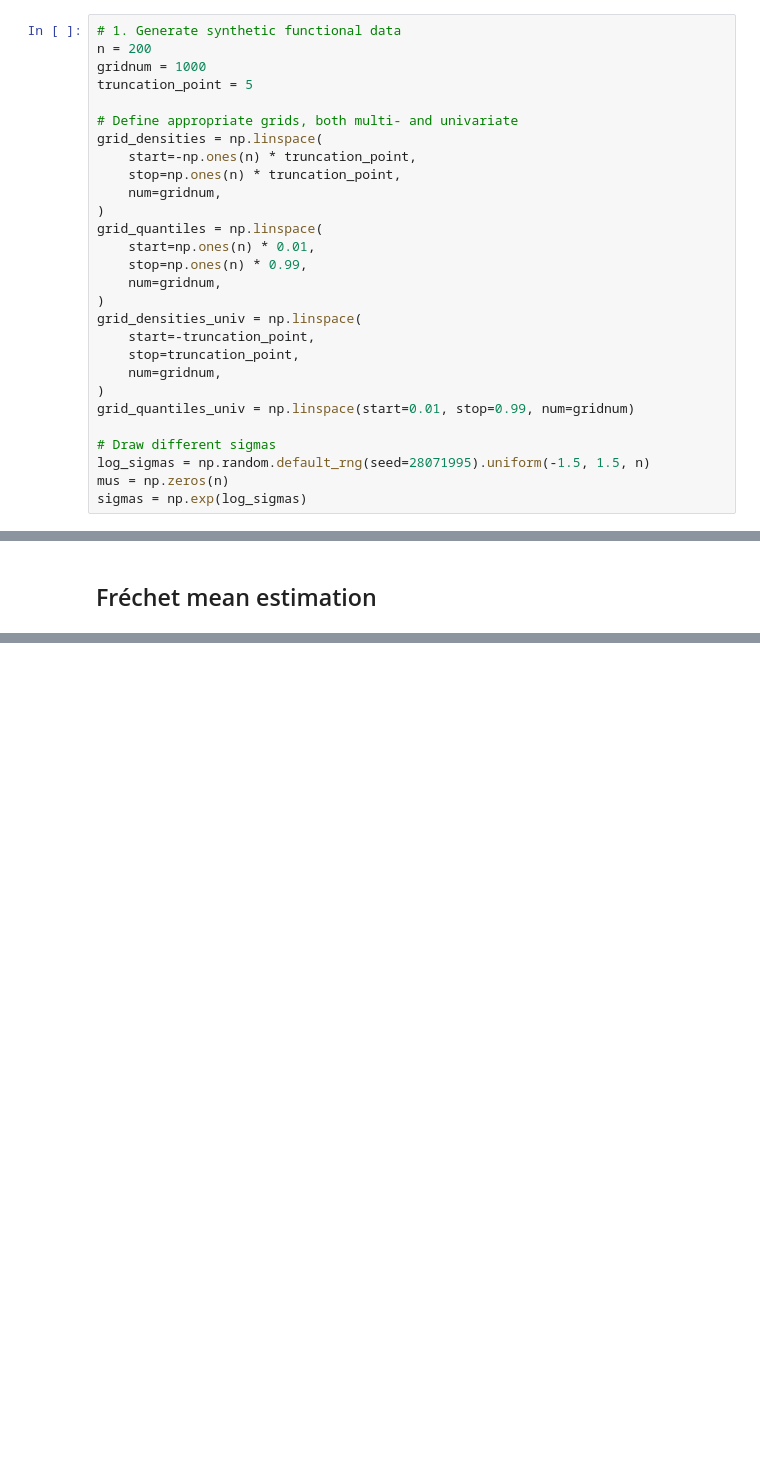
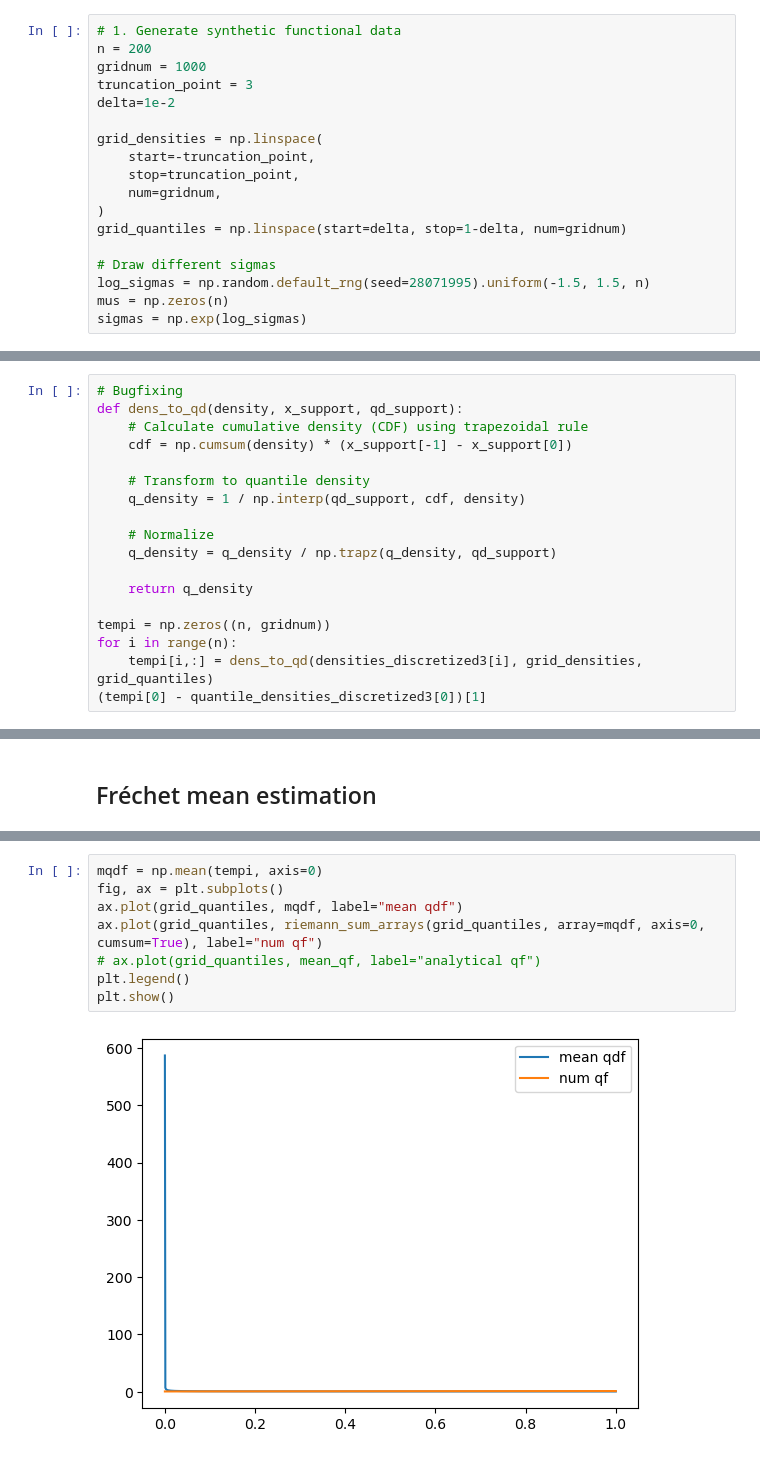
Before and after one commit to mirkimirk/thesis_frechet_fda, a Jupyter notebook: src/frechet_fda/fda_methods_sandbox.ipynb, the cells around one changed output, grey strips where cells are left out. Cells and saved outputs as stored; diff of their text form; blank space fills up the shorter version.

```diff
--- a/src/frechet_fda/fda_methods_sandbox.ipynb
+++ b/src/frechet_fda/fda_methods_sandbox.ipynb
@@ -37,25 +43,15 @@ $X(t) = \sum_{k=1}^n η_k φ_k(t)$
 # 1. Generate synthetic functional data
 n = 200
 gridnum = 1000
-truncation_point = 5
+truncation_point = 3
+delta=1e-2
 
-# Define appropriate grids, both multi- and univariate
 grid_densities = np.linspace(
-    start=-np.ones(n) * truncation_point,
-    stop=np.ones(n) * truncation_point,
-    num=gridnum,
-)
-grid_quantiles = np.linspace(
-    start=np.ones(n) * 0.01,
-    stop=np.ones(n) * 0.99,
-    num=gridnum,
-)
-grid_densities_univ = np.linspace(
     start=-truncation_point,
     stop=truncation_point,
     num=gridnum,
 )
-grid_quantiles_univ = np.linspace(start=0.01, stop=0.99, num=gridnum)
+grid_quantiles = np.linspace(start=delta, stop=1-delta, num=gridnum)
 
 # Draw different sigmas
 log_sigmas = np.random.default_rng(seed=28071995).uniform(-1.5, 1.5, n)
@@ -135,5 +132,23 @@ quantile_densities_discretized3 = np.reciprocal(
  Performing normalization...
   warnings.warn(
+# %%
+# Bugfixing
+def dens_to_qd(density, x_support, qd_support):
+    # Calculate cumulative density (CDF) using trapezoidal rule
+    cdf = np.cumsum(density) * (x_support[-1] - x_support[0])
+
+    # Transform to quantile density
+    q_density = 1 / np.interp(qd_support, cdf, density)
+
+    # Normalize
+    q_density = q_density / np.trapz(q_density, qd_support)
+
+    return q_density
+
+tempi = np.zeros((n, gridnum))
+for i in range(n):
+    tempi[i,:] = dens_to_qd(densities_discretized3[i], grid_densities, grid_quantiles)
+(tempi[0] - quantile_densities_discretized3[0])[1]
 # %%
 ### Check whether my function differs from scipy func on first generated density sample
 eps = 1e-2
@@ -368,3 +362,13 @@ array([27.9445309 , 26.28310585, 24.84117896, 23.56908602, 22.47296549,
+# %%
+mqdf = np.mean(tempi, axis=0)
+fig, ax = plt.subplots()
+ax.plot(grid_quantiles, mqdf, label="mean qdf")
+ax.plot(grid_quantiles, riemann_sum_arrays(grid_quantiles, array=mqdf, axis=0, cumsum=True), label="num qf")
+# ax.plot(grid_quantiles, mean_qf, label="analytical qf")
+plt.legend()
+plt.show()
+# %% [output]
+[figure, added]
 # %%
 def fve(k):
     """Compute explained variance."""
```
Also changed, not shown: parts of 25 cells of this notebook, 3 other files.
